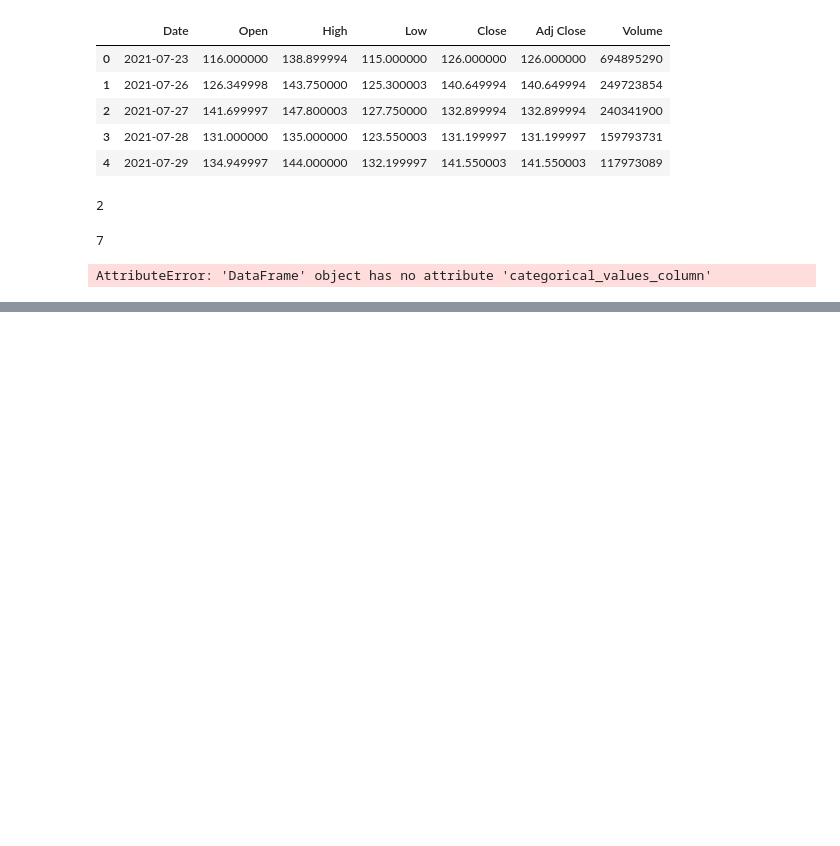
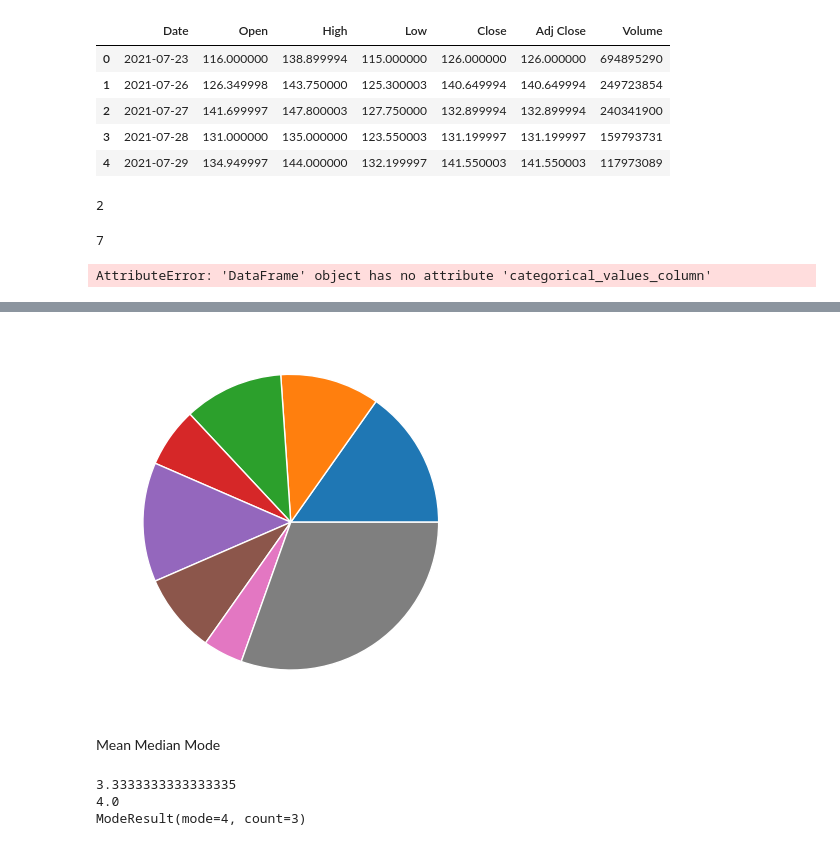
Before and after one commit to codeargha/college, a Jupyter notebook: ANIK_PROJECT_405.ipynb, the cells around one changed output, grey strips where cells are left out. Cells and saved outputs as stored; diff of their text form; code cells hidden in the pictures; blank space fills up the shorter version.

```diff
--- a/ANIK_PROJECT_405.ipynb
+++ b/ANIK_PROJECT_405.ipynb
@@ -159,0 +227,36 @@ NameError: name 'df1' is not defined
+# %%
+import numpy as np
+
+import matplotlib.pyplot as plt
+
+y = np.array([35,25,25,15,30,20,10,70])
+
+plt.pie(y)
+plt.show()
+# %% [output]
+[figure, added]
+# %% [markdown]
+Mean Median Mode
+# %%
+import numpy as np
+from scipy import stats
+
+
+data = np.array([1, 2, 2, 3, 4, 4, 4, 5, 5])
+
+#  mean
+mean = np.mean(data)
+
+# median
+median = np.median(data)
+
+#  mode
+mode = stats.mode(data)
+
+print(mean)
+print(median)
+print(mode)
+# %% [output]
+3.3333333333333335
+4.0
+ModeResult(mode=4, count=3)
```
Also changed, not shown: parts of 17 cells of this notebook.
